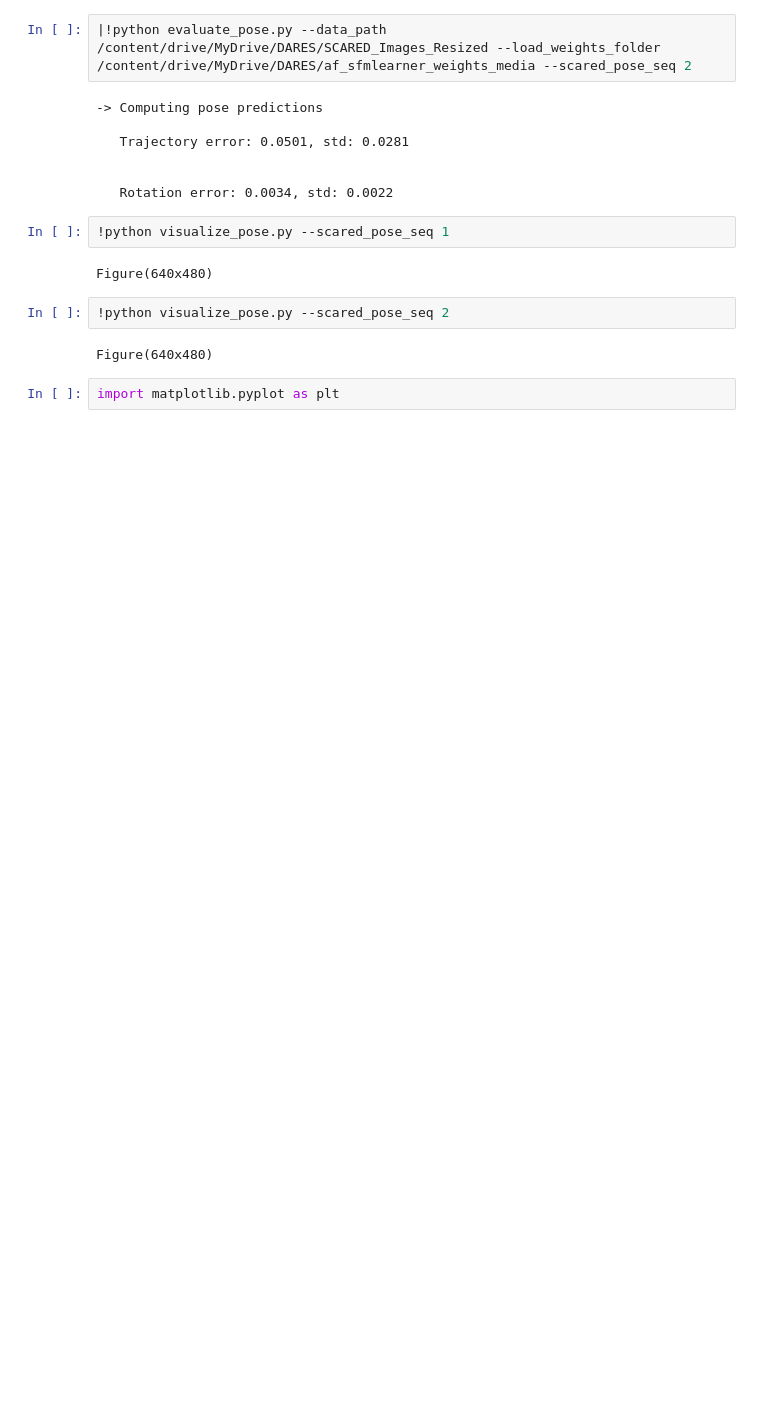
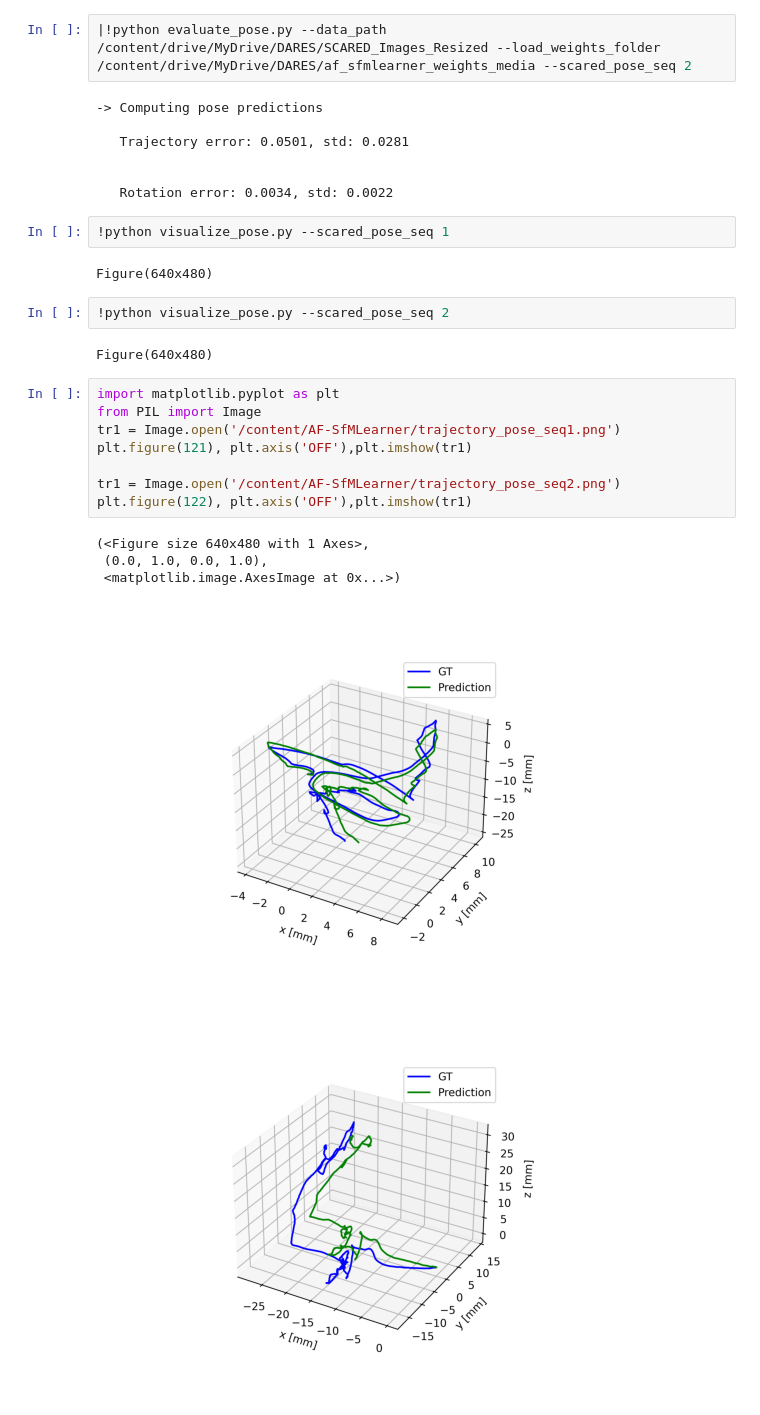
Before and after one commit to mobarakol/DARES_MedICSS2024, a Jupyter notebook: AF_SFMLearner_Demo.ipynb, the cells around one changed output. Drawn from its saved outputs; the diff is of its cells as text; blank space fills up the shorter version.

```diff
--- a/AF_SFMLearner_Demo.ipynb
+++ b/AF_SFMLearner_Demo.ipynb
@@ -74,5 +74,17 @@ Figure(640x480)
 !python visualize_pose.py --scared_pose_seq 2
 # %% [output]
 Figure(640x480)
-# %%
-import matplotlib.pyplot as plt
+# %%
+import matplotlib.pyplot as plt
+from PIL import Image
+tr1 = Image.open('/content/AF-SfMLearner/trajectory_pose_seq1.png')
+plt.figure(121), plt.axis('OFF'),plt.imshow(tr1)
+
+tr1 = Image.open('/content/AF-SfMLearner/trajectory_pose_seq2.png')
+plt.figure(122), plt.axis('OFF'),plt.imshow(tr1)
+# %% [output]
+(<Figure size 640x480 with 1 Axes>,
+ (0.0, 1.0, 0.0, 1.0),
+ <matplotlib.image.AxesImage at 0x...>)
+[figure, added]
+[figure, added]
```
